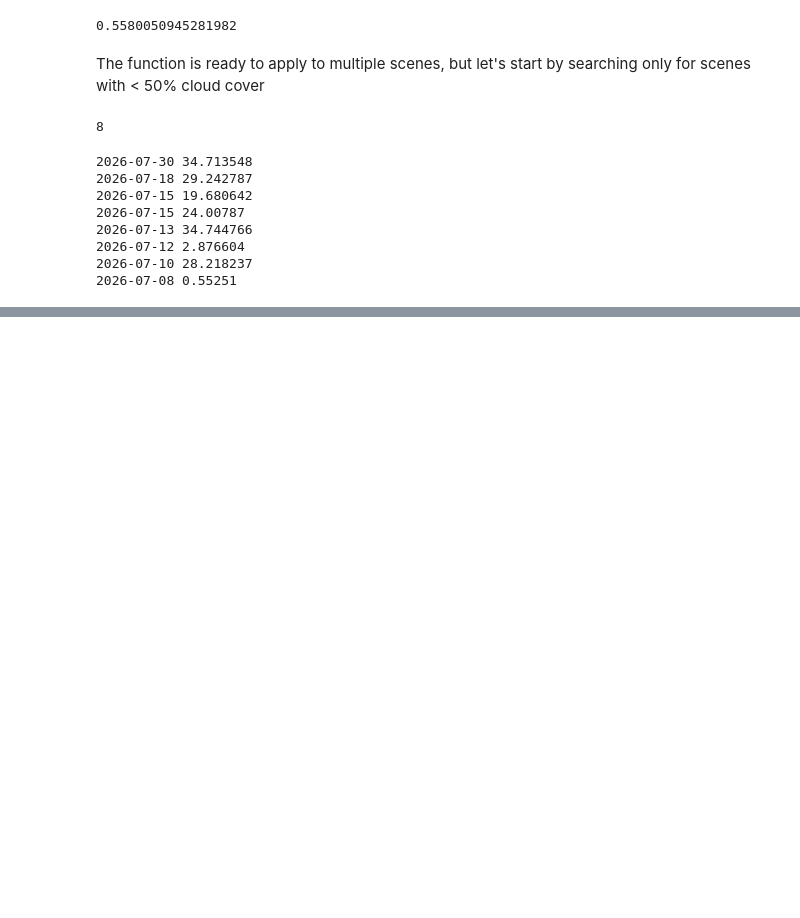
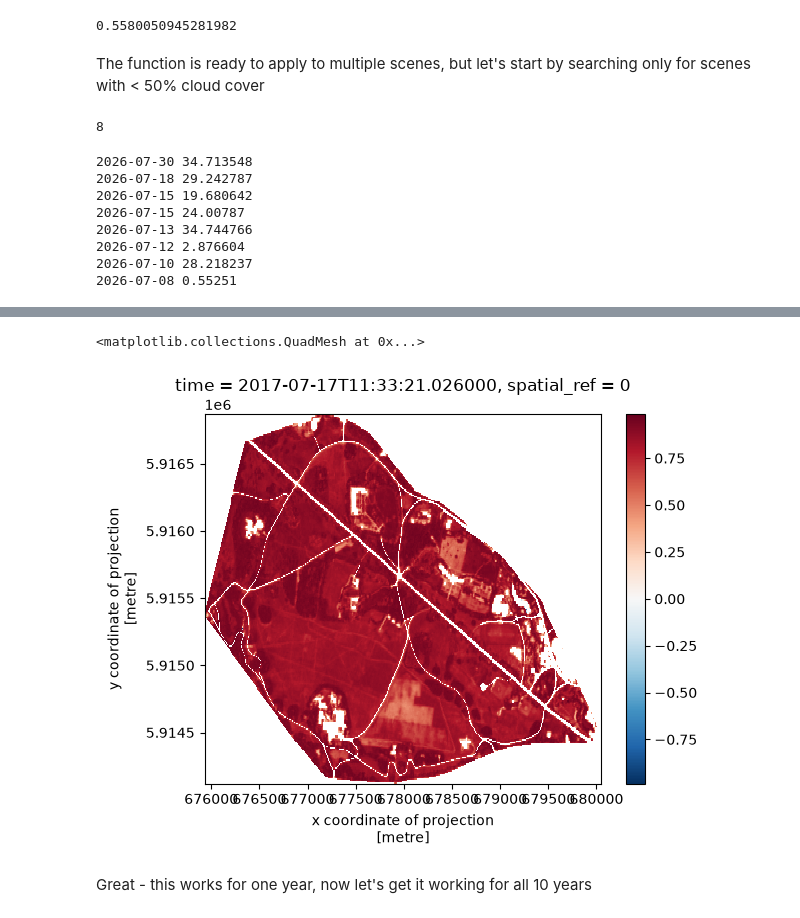
Before and after one commit to delmurphy/Phoenix-Park-NDVI, a Jupyter notebook: notebooks/2.function_creation.ipynb, the cells around one changed output, grey strips where cells are left out. Saved outputs shown, nothing was run; the diff lists cells and outputs as text; code cells hidden in the pictures; blank space fills up the shorter version.

```diff
--- a/notebooks/2.function_creation.ipynb
+++ b/notebooks/2.function_creation.ipynb
@@ -175,0 +181,3 @@ for item in items_2026:
+# %%
+for item in items_2026:
+    print(item)
@@ -175,0 +737,31 @@ for item in items_2026:
+# %%
+results = []
+
+for year in range(2017, 2027):
+
+    search = catalog.search(
+        collections=["sentinel-2-l2a"],
+        bbox=park.total_bounds,
+        datetime=f"{year}-07-01/{year}-07-31",
+        query={"eo:cloud_cover": {"lt": 60}},
+    )
+
+    items = list(search.items())
+
+    print(f"{year}: {len(items)} scenes")
+
+    for item in items:
+
+        mean_ndvi, vegetation_pixels = calculate_scene_ndvi(
+            item,
+            park_utm
+        )
+
+        results.append({
+            "year": year,
+            "date": item.datetime.date(),
+            "cloud_cover": item.properties["eo:cloud_cover"],
+            "mean_ndvi": mean_ndvi,
+            "vegetation_pixels": vegetation_pixels,
+            "item_id": item.id,
+        })
@@ -175,0 +974,9 @@ for item in items_2026:
+# %%
+mean_ndvi, vegetation_pixels, ndvi_map = calculate_scene_ndvi(
+    items_2017[0],
+    park_utm
+)
+
+print(mean_ndvi)
+print(vegetation_pixels)
+print(ndvi_map)
@@ -175,0 +1000,7 @@ for item in items_2026:
+# %%
+ndvi_map.squeeze().plot()
+# %% [output]
+<matplotlib.collections.QuadMesh at 0x...>
+[figure, added]
+# %% [markdown]
+Great - this works for one year, now let's get it working for all 10 years
```
Also changed, not shown: parts of 93 cells of this notebook.
